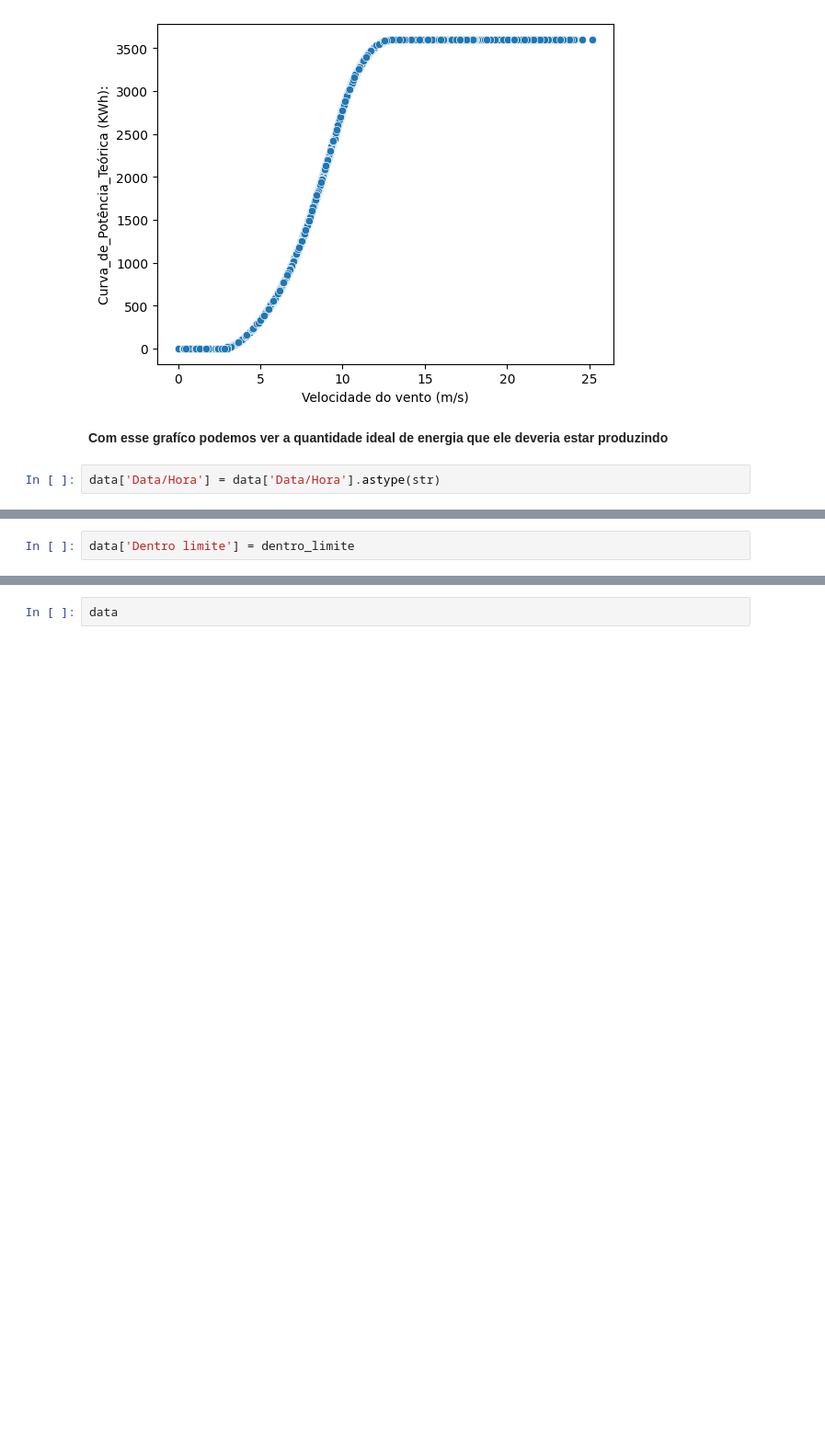
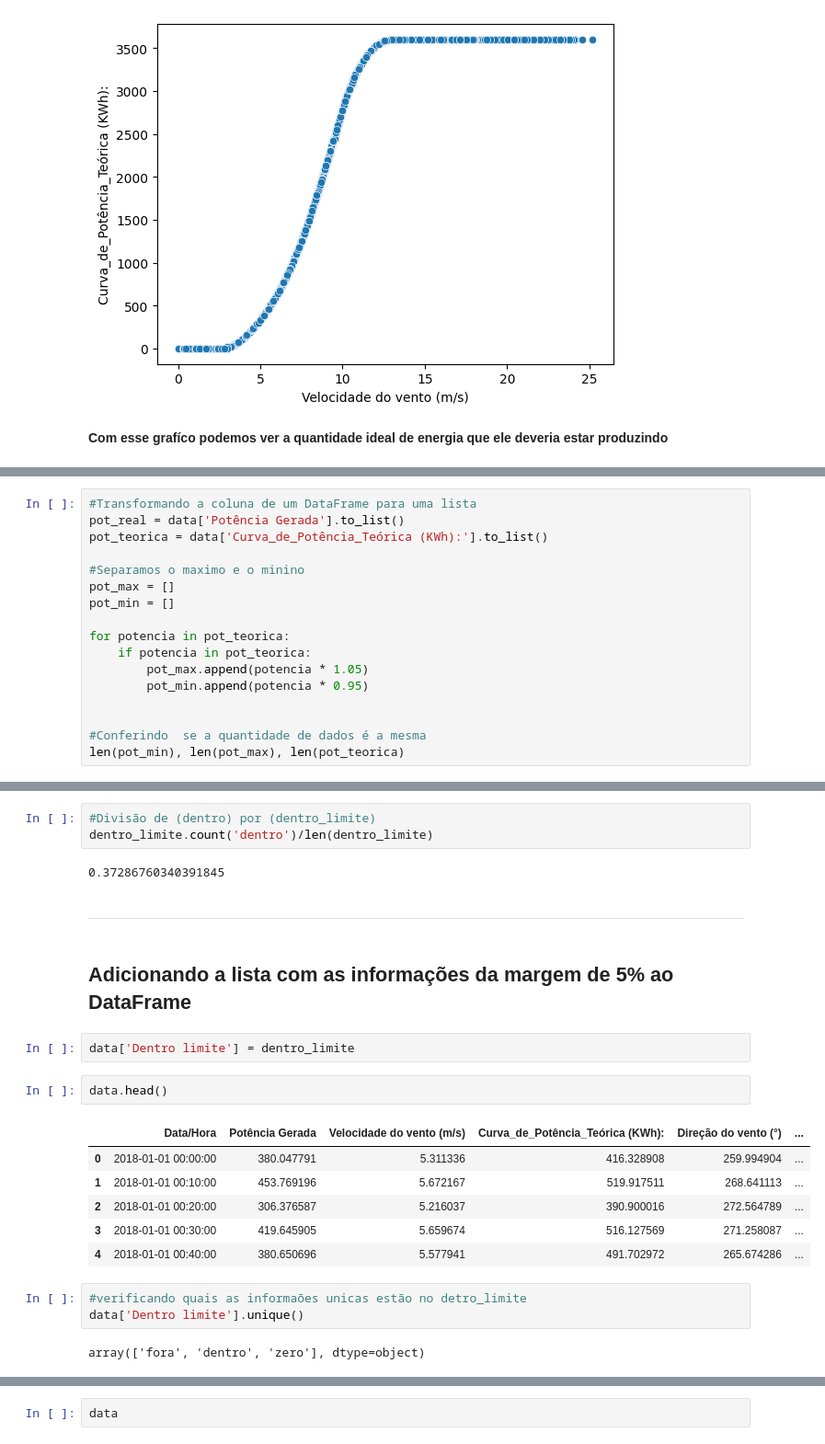
Before and after one commit to JairCipriano/projeto_machine_learning, a Jupyter notebook: aed/turbina/treino.ipynb, the cells around one changed output, grey strips where cells are left out. Shown at 92% size. Saved outputs shown, nothing was run; the diff lists cells and outputs as text; blank space fills up the shorter version.

```diff
--- a/aed/turbina/treino.ipynb
+++ b/aed/turbina/treino.ipynb
@@ -114,5 +123,3 @@ sns.scatterplot(data=data, x='Velocidade do vento (m/s)', y='Curva_de_Potência_
 [figure]
 # %% [markdown]
 __Com esse grafíco podemos ver a quantidade ideal de energia que ele deveria estar produzindo__
-# %%
-data['Data/Hora'] = data['Data/Hora'].astype(str)
@@ -178,0 +132,17 @@ for p, potencia in enumerate(pot_real):
+# %%
+#Transformando a coluna de um DataFrame para uma lista
+pot_real = data['Potência Gerada'].to_list()
+pot_teorica = data['Curva_de_Potência_Teórica (KWh):'].to_list()
+
+#Separamos o maximo e o minino
+pot_max = []
+pot_min = []
+
+for potencia in pot_teorica:
+    if potencia in pot_teorica:
+        pot_max.append(potencia * 1.05)
+        pot_min.append(potencia * 0.95)
+
+
+#Conferindo  se a quantidade de dados é a mesma
+len(pot_min), len(pot_max), len(pot_teorica)
@@ -179,2 +167,25 @@ for p, potencia in enumerate(pot_real):
+# %%
+#Divisão de (dentro) por (dentro_limite)
+dentro_limite.count('dentro')/len(dentro_limite)
+# %% [output]
+0.37286760340391845
+# %% [markdown]
+---
+# %% [markdown]
+## __Adicionando a lista com as informações da margem de 5% ao DataFrame__
 # %%
 data['Dentro limite'] = dentro_limite
+# %%
+data.head()
+# %% [output]
+|  | Data/Hora | Potência Gerada | Velocidade do vento (m/s) | Curva_de_Potência_Teórica (KWh): | Direção do vento (°) | ... |
+| 0 | 2018-01-01 00:00:00 | 380.047791 | 5.311336 | 416.328908 | 259.994904 | ... |
+| 1 | 2018-01-01 00:10:00 | 453.769196 | 5.672167 | 519.917511 | 268.641113 | ... |
+| 2 | 2018-01-01 00:20:00 | 306.376587 | 5.216037 | 390.900016 | 272.564789 | ... |
+| 3 | 2018-01-01 00:30:00 | 419.645905 | 5.659674 | 516.127569 | 271.258087 | ... |
+| 4 | 2018-01-01 00:40:00 | 380.650696 | 5.577941 | 491.702972 | 265.674286 | ... |
+# %%
+#verificando quais as informaões unicas estão no detro_limite
+data['Dentro limite'].unique()
+# %% [output]
+array(['fora', 'dentro', 'zero'], dtype=object)
```
Also changed, not shown: parts of 21 cells of this notebook.
